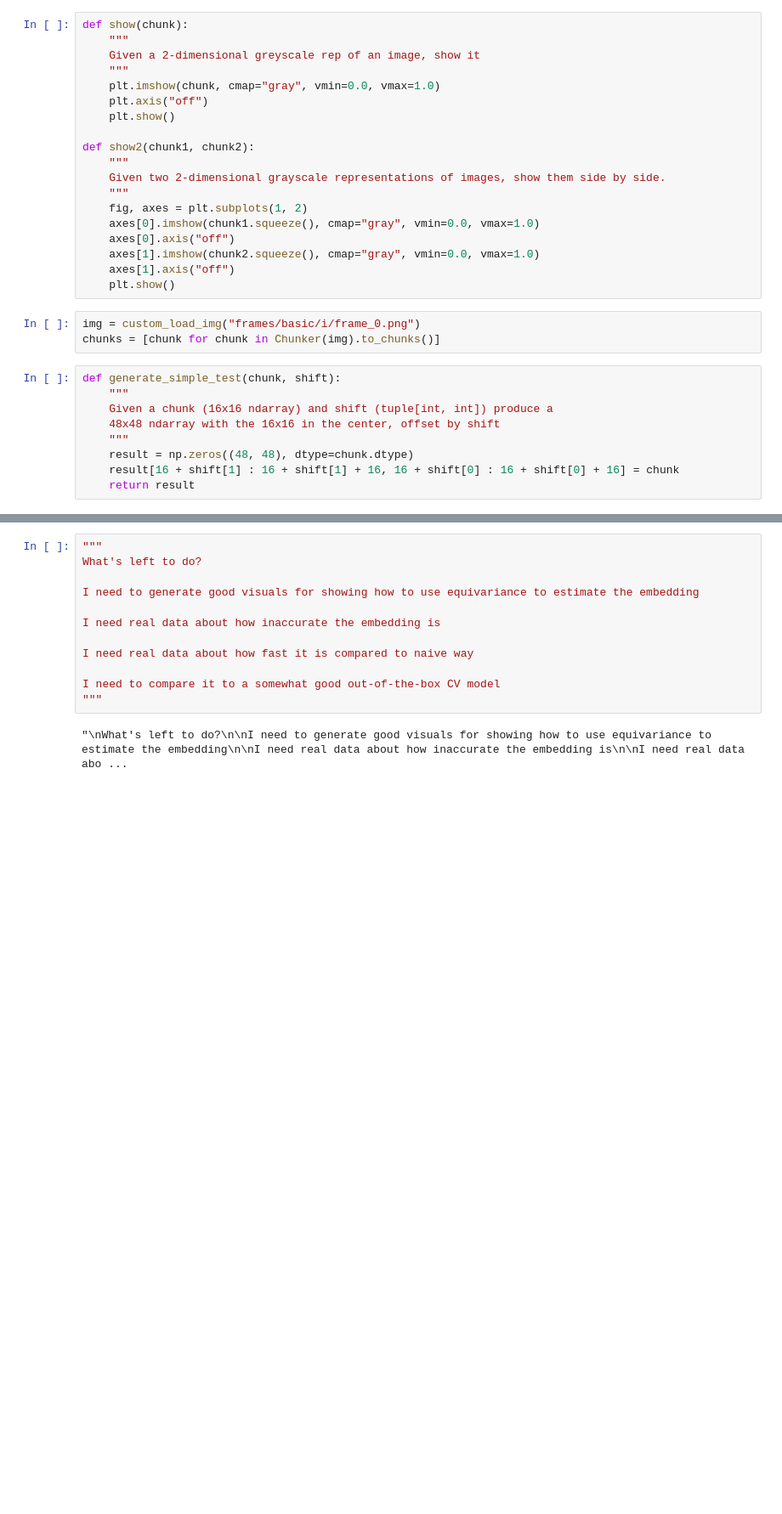
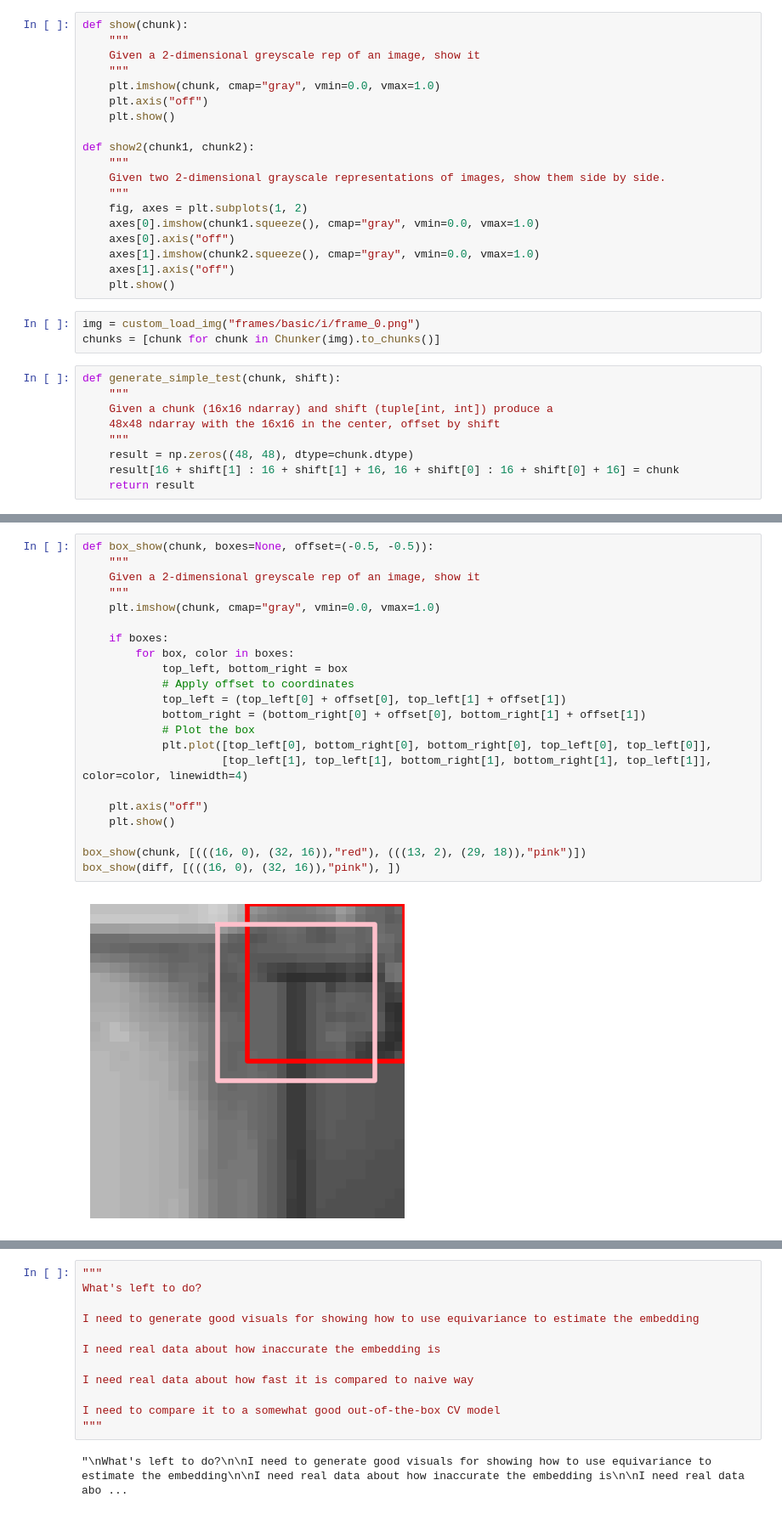
Before and after one commit to mfpekala/h264_beds, a Jupyter notebook: cheap.ipynb, the cells around one changed output, grey strips where cells are left out. Shown at 85% size. Cells and saved outputs as stored; diff of their text form; blank space fills up the shorter version.

```diff
--- a/cheap.ipynb
+++ b/cheap.ipynb
@@ -122,0 +133,24 @@ Will be running test on the following chunks
+# %%
+def box_show(chunk, boxes=None, offset=(-0.5, -0.5)):
+    """
+    Given a 2-dimensional greyscale rep of an image, show it
+    """
+    plt.imshow(chunk, cmap="gray", vmin=0.0, vmax=1.0)
+
+    if boxes:
+        for box, color in boxes:
+            top_left, bottom_right = box
+            # Apply offset to coordinates
+            top_left = (top_left[0] + offset[0], top_left[1] + offset[1])
+            bottom_right = (bottom_right[0] + offset[0], bottom_right[1] + offset[1])
+            # Plot the box
+            plt.plot([top_left[0], bottom_right[0], bottom_right[0], top_left[0], top_left[0]],
+                     [top_left[1], top_left[1], bottom_right[1], bottom_right[1], top_left[1]], color=color, linewidth=4)
+
+    plt.axis("off")
+    plt.show()
+
+box_show(chunk, [(((16, 0), (32, 16)),"red"), (((13, 2), (29, 18)),"pink")])
+box_show(diff, [(((16, 0), (32, 16)),"pink"), ])
+# %% [output]
+[figure, added]
```
Also changed, not shown: parts of 7 cells of this notebook, 21 other files.
